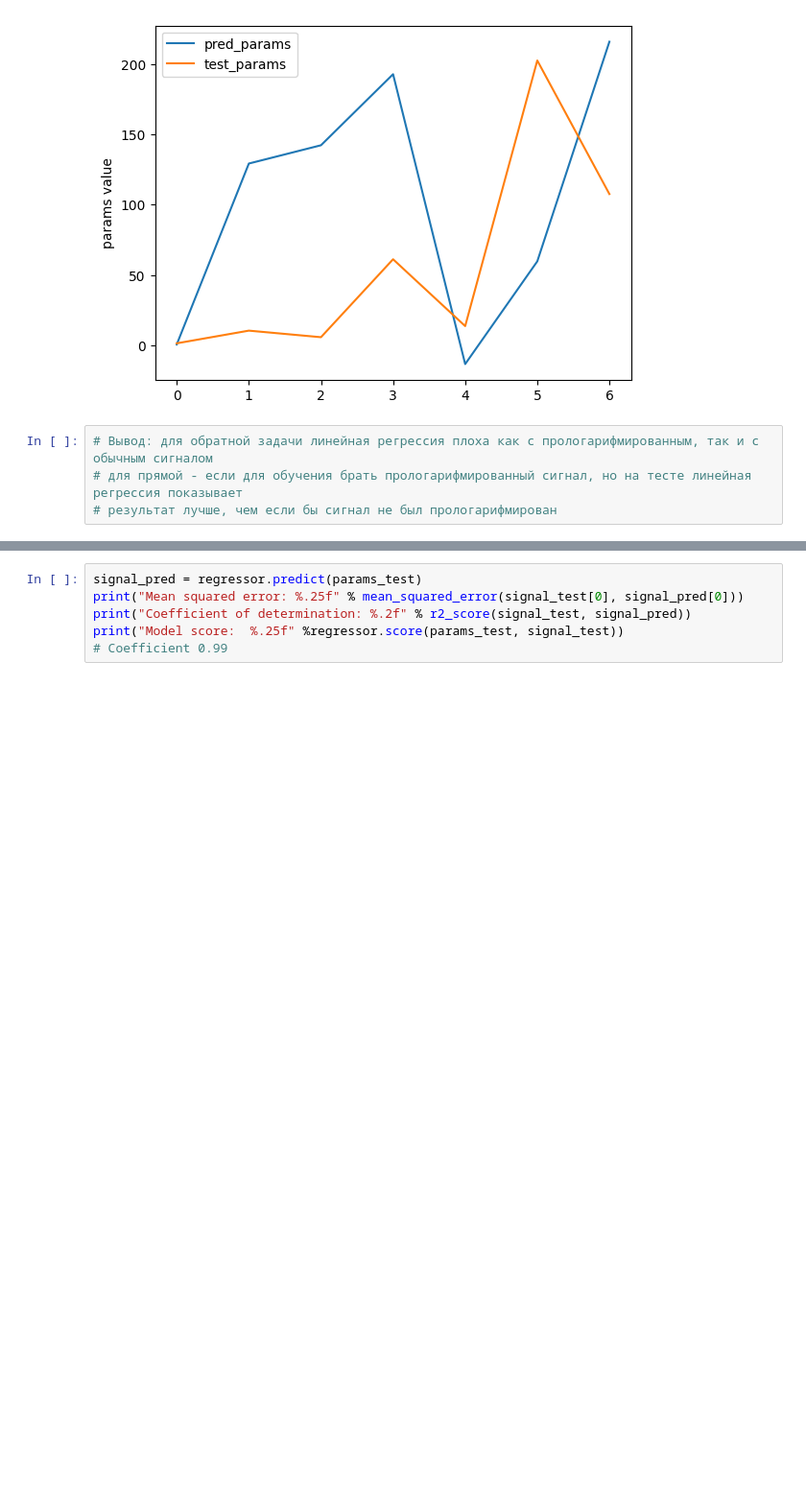
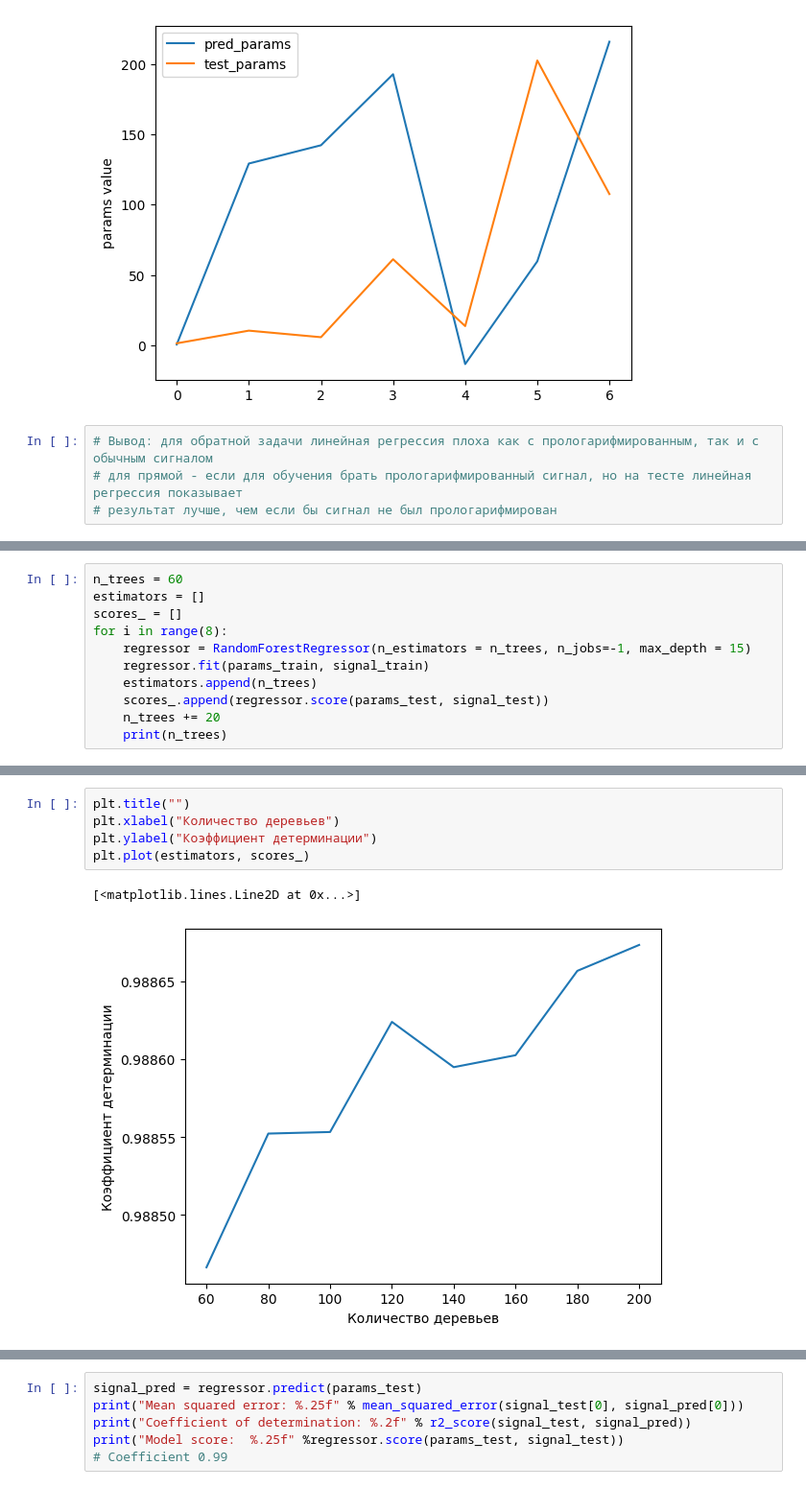
Before and after one commit to KirillAnokhin/MLProject, a Jupyter notebook: notebook.ipynb, the cells around one changed output, grey strips where cells are left out. Shown at 96% size. Cells and saved outputs as stored; diff of their text form; blank space fills up the shorter version.

```diff
--- a/notebook.ipynb
+++ b/notebook.ipynb
@@ -154,3 +162,14 @@ params_train, params_test, signal_train, signal_test = train_test_split(param_da
 # не получается обучить на всем датасете, ядро отваливается, приходится делать батчами
 # и запоминать результат с помощью warm_start=true
 #regressor.fit(params_train, signal_train)
+# %%
+n_trees = 60
+estimators = []
+scores_ = []
+for i in range(8):
+    regressor = RandomForestRegressor(n_estimators = n_trees, n_jobs=-1, max_depth = 15)
+    regressor.fit(params_train, signal_train)
+    estimators.append(n_trees)
+    scores_.append(regressor.score(params_test, signal_test))
+    n_trees += 20
+    print(n_trees)
@@ -156,0 +185,8 @@ params_train, params_test, signal_train, signal_test = train_test_split(param_da
+# %%
+plt.title("")
+plt.xlabel("Количество деревьев")
+plt.ylabel("Коэффициент детерминации")
+plt.plot(estimators, scores_)
+# %% [output]
+[<matplotlib.lines.Line2D at 0x...>]
+[figure, added]
```
Also changed, not shown: parts of 29 cells of this notebook.
